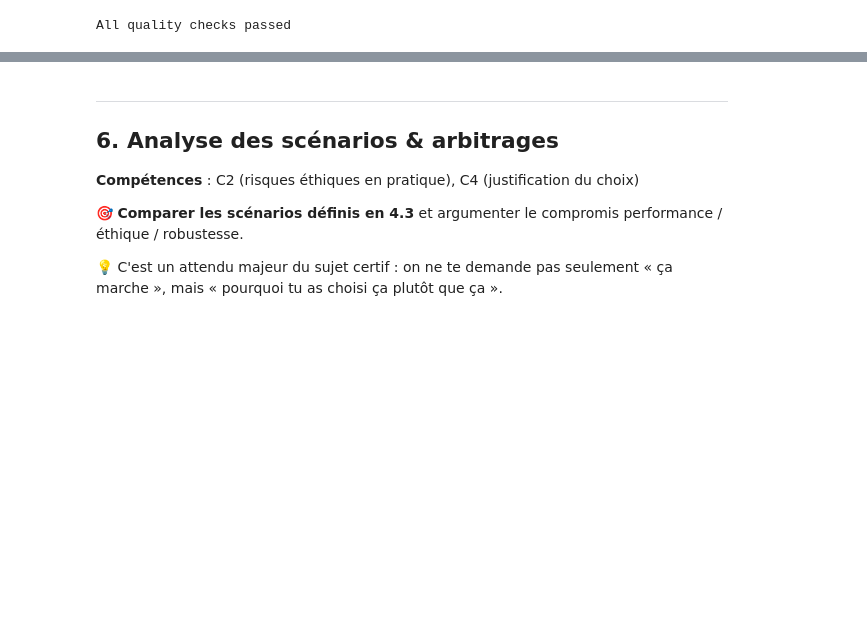
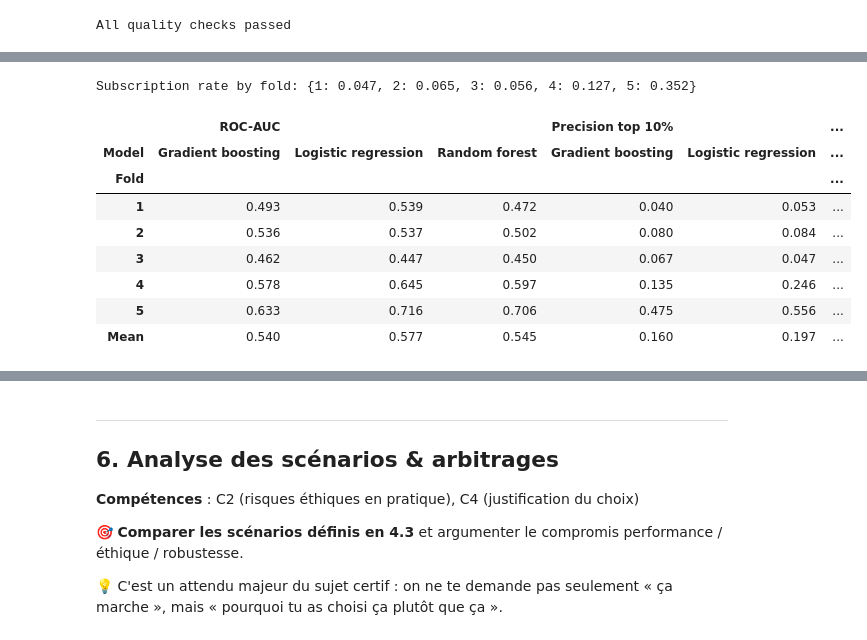
Before and after one commit to 3ti3nne/certif_etienne, a Jupyter notebook: notebooks/certif_bank_marketing.ipynb, the cells around one changed output, grey strips where cells are left out. Cells and saved outputs as stored; diff of their text form; code cells hidden in the pictures; blank space fills up the shorter version.

```diff
--- a/notebooks/certif_bank_marketing.ipynb
+++ b/notebooks/certif_bank_marketing.ipynb
@@ -601,0 +640,10 @@ All quality checks passed
+# %%
+rcv = RepeatedStratifiedKFold(n_splits=5, n_repeats=3, random_state=RANDOM_STATE)
+candidates = ["Logistic regression", "Random forest", "Gradient boosting"]
+paired = {name: cross_validate(build_pipeline(SCENARIOS["S3"], models[name]), X_train, y_train, cv=rcv,
+                               scoring=metrics)
+          for name in candidates}
+for name in candidates[1:]:
+    for metric in ["PR-AUC", "Precision top 10%"]:
+        gap = paired[name][f"test_{metric}"] - paired["Logistic regression"][f"test_{metric}"]
+        print(f"{name} vs logistic regression, {metric}: {gap.mean():+.3f}, better on {(gap > 0).sum()}/{len(gap)} folds")
@@ -601,0 +659,28 @@ All quality checks passed
+# %%
+warnings.filterwarnings("ignore", message="Skipping features without any observed values")
+ordered = X_train.sort_index()
+y_ordered = y_train.loc[ordered.index]
+rows = []
+for name in candidates:
+    for fold, (past, future) in enumerate(TimeSeriesSplit(n_splits=5).split(ordered), start=1):
+        model = build_pipeline(SCENARIOS["S3"], models[name]).fit(ordered.iloc[past], y_ordered.iloc[past])
+        proba = model.predict_proba(ordered.iloc[future])[:, 1]
+        rows.append({"Model": name, "Fold": fold, "Subscription rate": y_ordered.iloc[future].mean(),
+                     "ROC-AUC": roc_auc_score(y_ordered.iloc[future], proba),
+                     "Precision top 10%": precision_at_k(y_ordered.iloc[future], proba)})
+temporal = pd.DataFrame(rows)
+print("Subscription rate by fold:", temporal.groupby("Fold")["Subscription rate"].first().round(3).to_dict())
+by_fold = temporal.pivot(index="Fold", columns="Model", values=["ROC-AUC", "Precision top 10%"])
+by_fold.loc["Mean"] = by_fold.mean()
+by_fold.round(3)
+# %% [output]
+Subscription rate by fold: {1: 0.047, 2: 0.065, 3: 0.056, 4: 0.127, 5: 0.352}
+|  | ROC-AUC |  |  | Precision top 10% |  | ... |
+| Model | Gradient boosting | Logistic regression | Random forest | Gradient boosting | Logistic regression | ... |
+| Fold |  |  |  |  |  | ... |
+| 1 | 0.493 | 0.539 | 0.472 | 0.040 | 0.053 | ... |
+| 2 | 0.536 | 0.537 | 0.502 | 0.080 | 0.084 | ... |
+| 3 | 0.462 | 0.447 | 0.450 | 0.067 | 0.047 | ... |
+| 4 | 0.578 | 0.645 | 0.597 | 0.135 | 0.246 | ... |
+| 5 | 0.633 | 0.716 | 0.706 | 0.475 | 0.556 | ... |
+| Mean | 0.540 | 0.577 | 0.545 | 0.160 | 0.197 | ... |
```
Also changed, not shown: parts of 26 cells of this notebook, 1 other file.
